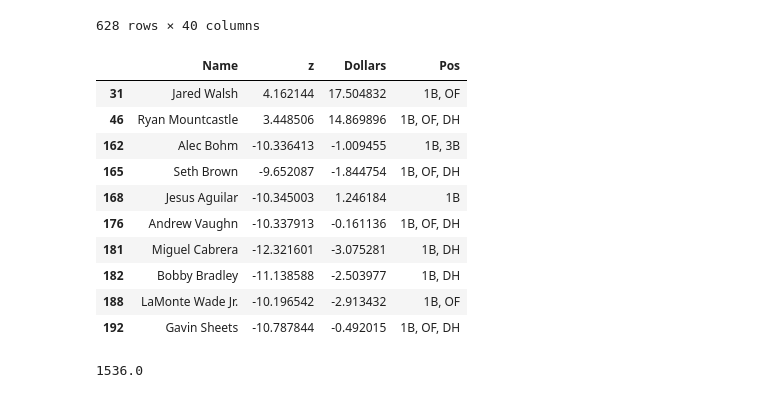
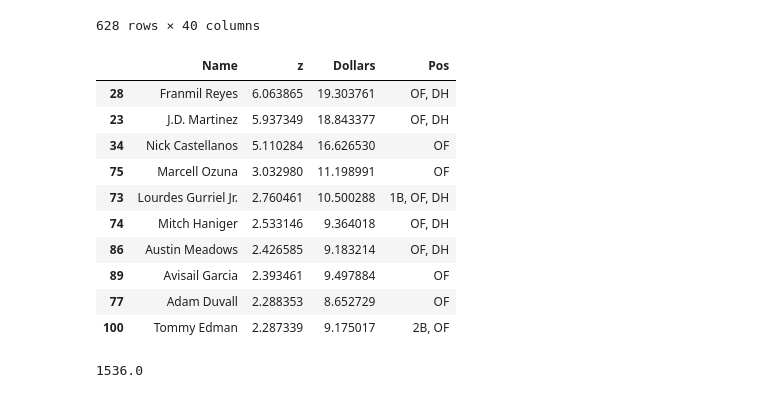
Before and after one commit to haueter19/baseball, a Jupyter notebook: Fantasy Work.ipynb, the cells around one changed output. Cells and saved outputs as stored; diff of their text form; code cells hidden in the pictures.

```diff
--- a/Fantasy Work.ipynb
+++ b/Fantasy Work.ipynb
@@ -502,7 +503,7 @@ Initial $ per z rate: 3.570693641212737
 Current $ per z rate: 3.966182460363122
 # %%
 import json
-j = h.set_index('Name').to_json(orient='index')
+j = h.to_json(orient='index')
 j = json.loads(j)
-j['Joey Gallo']
+j
 # %% [output]
@@ -540,20 +541,20 @@ h.sort_values('z', ascending=False)
 | 604 | 594 | Jorge Ona | SDP | 3 | 14 | 13 | 3 | 1 | 0 | 0 | 1 | ... |
 628 rows × 40 columns
 # %%
-mask = (h['Owner'].isna()) & (h['Primary_Pos']=='1B')
-h[mask][['Name', 'z', 'Dollars', 'Pos']].head(10)
+mask = (h['Owner'].isna()) & (h['Primary_Pos']=='OF')
+h[mask][['Name', 'z', 'Dollars', 'Pos']].sort_values('z', ascending=False).head(10)
 # %% [output]
 |  | Name | z | Dollars | Pos |
-| 31 | Jared Walsh | 4.162144 | 17.504832 | 1B, OF |
-| 46 | Ryan Mountcastle | 3.448506 | 14.869896 | 1B, OF, DH |
-| 162 | Alec Bohm | -10.336413 | -1.009455 | 1B, 3B |
-| 165 | Seth Brown | -9.652087 | -1.844754 | 1B, OF, DH |
-| 168 | Jesus Aguilar | -10.345003 | 1.246184 | 1B |
-| 176 | Andrew Vaughn | -10.337913 | -0.161136 | 1B, OF, DH |
-| 181 | Miguel Cabrera | -12.321601 | -3.075281 | 1B, DH |
-| 182 | Bobby Bradley | -11.138588 | -2.503977 | 1B, DH |
-| 188 | LaMonte Wade Jr. | -10.196542 | -2.913432 | 1B, OF |
-| 192 | Gavin Sheets | -10.787844 | -0.492015 | 1B, OF, DH |
+| 28 | Franmil Reyes | 6.063865 | 19.303761 | OF, DH |
+| 23 | J.D. Martinez | 5.937349 | 18.843377 | OF, DH |
+| 34 | Nick Castellanos | 5.110284 | 16.626530 | OF |
+| 75 | Marcell Ozuna | 3.032980 | 11.198991 | OF |
+| 73 | Lourdes Gurriel Jr. | 2.760461 | 10.500288 | 1B, OF, DH |
+| 74 | Mitch Haniger | 2.533146 | 9.364018 | OF, DH |
+| 86 | Austin Meadows | 2.426585 | 9.183214 | OF, DH |
+| 89 | Avisail Garcia | 2.393461 | 9.497884 | OF |
+| 77 | Adam Duvall | 2.288353 | 8.652729 | OF |
+| 100 | Tommy Edman | 2.287339 | 9.175017 | 2B, OF |
 # %%
 h['Paid'].sum()
 # %% [output]
```
Also changed, not shown: parts of 6 cells of this notebook, 4 other files.
